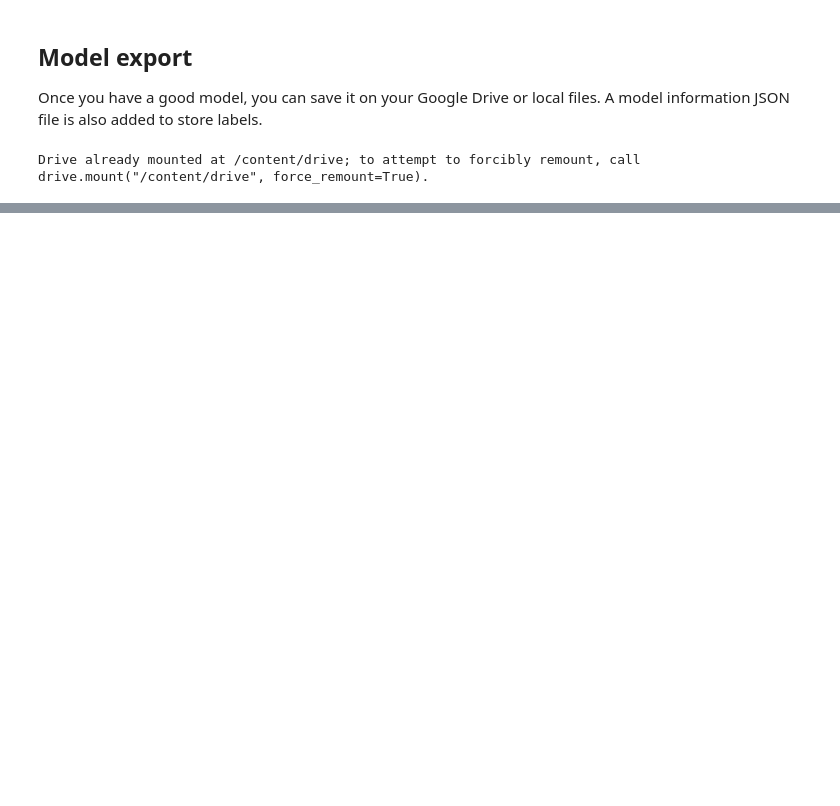
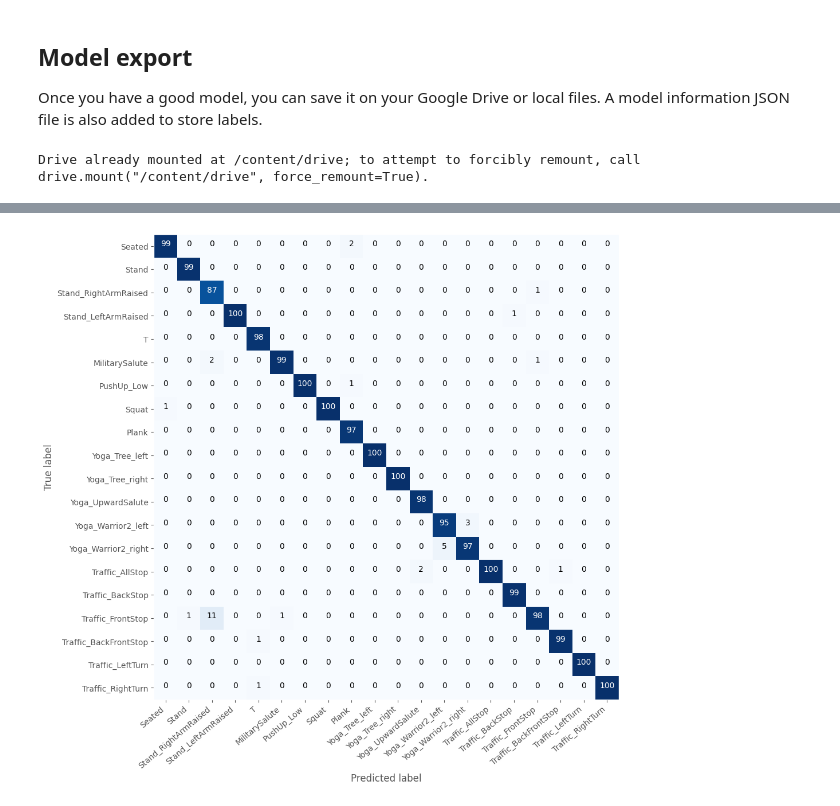
Before and after one commit to ArthurFDLR/pose-classification-kit, a Jupyter notebook: examples/body_pose_classification.ipynb, the cells around one changed output, grey strips where cells are left out. Cells and saved outputs as stored; diff of their text form; code cells hidden in the pictures; blank space fills up the shorter version.

```diff
--- a/examples/body_pose_classification.ipynb
+++ b/examples/body_pose_classification.ipynb
@@ -485,0 +517,36 @@ Drive already mounted at /content/drive; to attempt to forcibly remount, call dr
+# %%
+model_name = 'LightWeight_CNN_BODY18'
+model_path = save_path / '{name}.h5'.format(name = model_name)
+
+model = keras.models.Sequential(
+    name = model_name,
+    layers =
+    [
+        keras.layers.InputLayer(input_shape=input_dim),
+        keras.layers.Conv1D(12, 3, activation='relu'),
+        keras.layers.Conv1D(12, 3, activation='relu'),
+        keras.layers.Flatten(),
+        keras.layers.Dense(output_dim, activation=keras.activations.softmax),
+    ]
+)
+
+model.summary()
+model.compile(
+    optimizer=keras.optimizers.Adam(),
+    loss='categorical_crossentropy',
+    metrics=['accuracy'],
+)
+
+model.fit(
+    x=x_train,
+    y=y_train,
+    epochs=15,
+    batch_size=16,
+    validation_split=0.15,
+    shuffle=True,
+    callbacks=[keras.callbacks.ModelCheckpoint(filepath=model_path, verbose=2, save_best_only=True)],
+    verbose = 2,
+)
+
+with open(save_path / (model_name+'_info.json'), 'w') as f:
+    json.dump({'labels':dataset['labels']}, f)
@@ -485,0 +584,11 @@ Drive already mounted at /content/drive; to attempt to forcibly remount, call dr
+# %%
+labels_predict = model.predict(dataset['x_test'])
+cm = np.array(
+    tensorflow.math.confusion_matrix(
+        np.argmax(labels_predict,axis=1),
+        np.argmax(dataset['y_test_onehot'],axis=1)
+))
+
+plot_cm(labels = dataset['labels'], confusion_matrix = cm)
+# %% [output]
+[figure, added]
```
Also changed, not shown: parts of 22 cells of this notebook.
